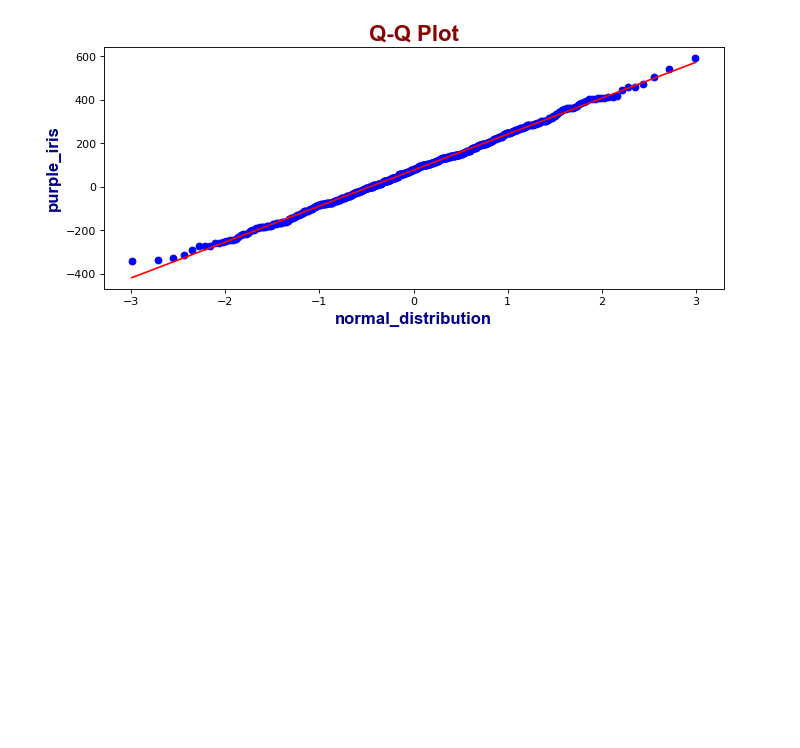
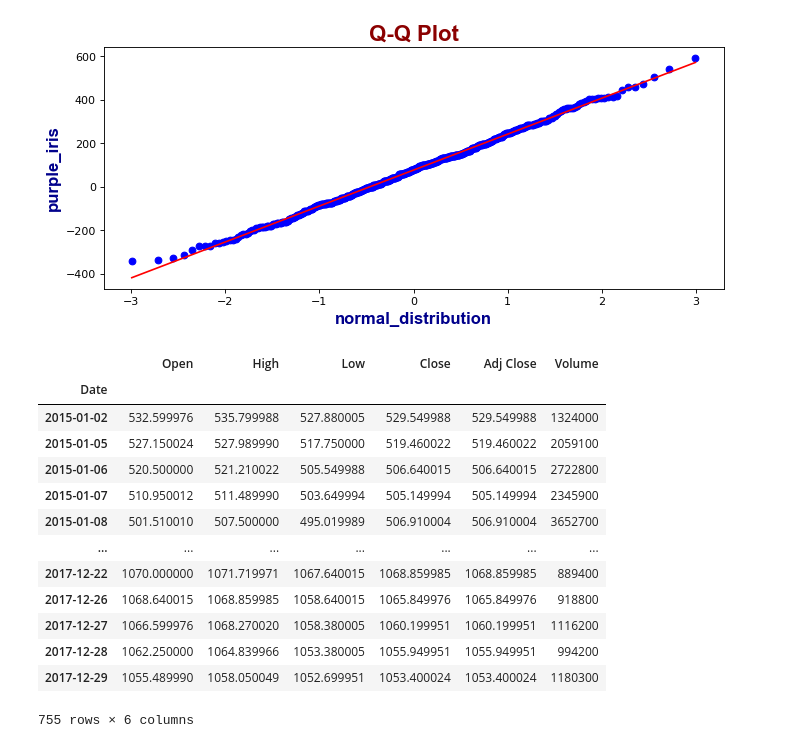
Before and after one commit to mehmet-can-8956/supreme-adventure, a Jupyter notebook: 5_3_Statistical Distributions.ipynb, the cells around one changed output. Saved outputs shown, nothing was run; the diff lists cells and outputs as text; code cells hidden in the pictures; blank space fills up the shorter version.

```diff
--- a/5_3_Statistical Distributions.ipynb
+++ b/5_3_Statistical Distributions.ipynb
@@ -44,0 +47,18 @@ plt.show()
+# %%
+google = pd.read_csv("GOOGL.csv", index_col=0)
+google
+# %% [output]
+|  | Open | High | Low | Close | Adj Close | Volume |
+| Date |  |  |  |  |  |  |
+| 2015-01-02 | 532.599976 | 535.799988 | 527.880005 | 529.549988 | 529.549988 | 1324000 |
+| 2015-01-05 | 527.150024 | 527.989990 | 517.750000 | 519.460022 | 519.460022 | 2059100 |
+| 2015-01-06 | 520.500000 | 521.210022 | 505.549988 | 506.640015 | 506.640015 | 2722800 |
+| 2015-01-07 | 510.950012 | 511.489990 | 503.649994 | 505.149994 | 505.149994 | 2345900 |
+| 2015-01-08 | 501.510010 | 507.500000 | 495.019989 | 506.910004 | 506.910004 | 3652700 |
+| ... | ... | ... | ... | ... | ... | ... |
+| 2017-12-22 | 1070.000000 | 1071.719971 | 1067.640015 | 1068.859985 | 1068.859985 | 889400 |
+| 2017-12-26 | 1068.640015 | 1068.859985 | 1058.640015 | 1065.849976 | 1065.849976 | 918800 |
+| 2017-12-27 | 1066.599976 | 1068.270020 | 1058.380005 | 1060.199951 | 1060.199951 | 1116200 |
+| 2017-12-28 | 1062.250000 | 1064.839966 | 1053.380005 | 1055.949951 | 1055.949951 | 994200 |
+| 2017-12-29 | 1055.489990 | 1058.050049 | 1052.699951 | 1053.400024 | 1053.400024 | 1180300 |
+755 rows × 6 columns
```
Also changed, not shown: parts of 6 cells of this notebook.
